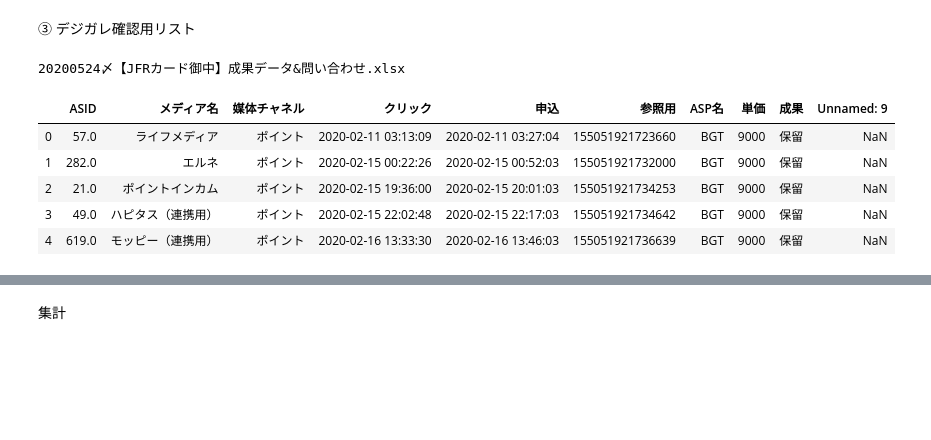
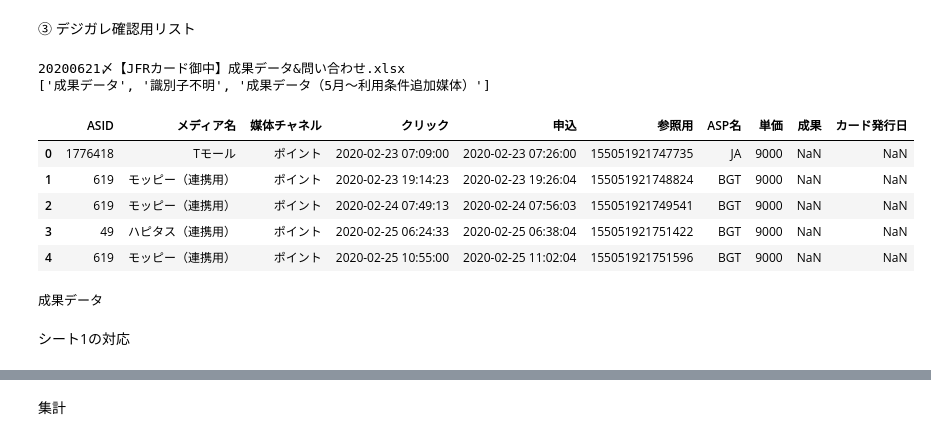
Before and after one commit to yakada/pandas_tutorial, a Jupyter notebook: data/アフィリエイト広告成果確定.ipynb, the cells around one changed output, grey strips where cells are left out. Saved outputs shown, nothing was run; the diff lists cells and outputs as text; code cells hidden in the pictures; blank space fills up the shorter version.

```diff
--- a/data/アフィリエイト広告成果確定.ipynb
+++ b/data/アフィリエイト広告成果確定.ipynb
@@ -31,20 +31,21 @@ import pandas as pd
 pd.set_option('display.max_columns', 100)
 # %%
 #ディレクトリ
-data_dir = Path("C:/Users/yakad\Documents/Yusuke_Akada_Jupyter_Notebook-master/file")
+data_dir = Path(r"C:\Users\crie072\Documents\21_Online")
+
 
 #承認月
 approval_month = "6月"
 
 #Input_file
 #①承認リスト（当月分）
-input_file_1 = "N029（2020年5月度入会）.xlsx"
+input_file_1 = "N029（2020年6月入会：6月19日承認分まで）.xlsx"
 
 #②承認リスト（前月分）
-input_file_2 = "N029（2020年4月度入会）.xlsx"
+input_file_2 = "N029（2020年5月度入会）.xlsx"
 
 #③ デジガレ確認用リスト
-input_file_3 = "20200524〆【JFRカード御中】成果データ&問い合わせ.xlsx"
+input_file_3 = "20200621〆【JFRカード御中】成果データ&問い合わせ.xlsx"
 
 #④ 累積承認リスト
 input_file_4 = "アフィリエイト広告_累積承認者リスト.xlsx"
@@ -53,9 +54,11 @@ input_file_4 = "アフィリエイト広告_累積承認者リスト.xlsx"
 #①オンライン承認リスト
 output_file_1 = f"online_{today_yyyymmdd}"
 print("Output①⇒",output_file_1)
+
 #②アフィリエイト月次成果承認確定リスト
 output_file_2 = f"確認済み成果データ_{today_yyyymmdd}"
 print("Output②⇒",output_file_2)
+
 #③アフィリエイト広告_承認者リスト_累積
 output_file_3 = f"アフィリエイト広告_承認者リスト_{today_yyyymmdd}"
 print("Output③⇒",output_file_3)
@@ -217,15 +220,27 @@ print(df_app['カード加入日'].unique())
 # %%
 print(input_file_3)
 
-df_dg = pd.read_excel(data_dir/f"{input_file_3}")
+df_dg = pd.read_excel(data_dir/r"input"/f"{input_file_3}", sheet_name = 0)
+
+#シート名取得
+bk = pd.ExcelFile(data_dir/r"input"/f"{input_file_3}")
+print(bk.sheet_names)
+
 df_dg.head()
 # %% [output]
-20200524〆【JFRカード御中】成果データ&問い合わせ.xlsx
+20200621〆【JFRカード御中】成果データ&問い合わせ.xlsx
+['成果データ', '識別子不明', '成果データ（5月～利用条件追加媒体）']
-|  | ASID | メディア名 | 媒体チャネル | クリック | 申込 | 参照用 | ASP名 | 単価 | 成果 | Unnamed: 9 |
-| 0 | 57.0 | ライフメディア | ポイント | 2020-02-11 03:13:09 | 2020-02-11 03:27:04 | 155051921723660 | BGT | 9000 | 保留 | NaN |
-| 1 | 282.0 | エルネ | ポイント | 2020-02-15 00:22:26 | 2020-02-15 00:52:03 | 155051921732000 | BGT | 9000 | 保留 | NaN |
-| 2 | 21.0 | ポイントインカム | ポイント | 2020-02-15 19:36:00 | 2020-02-15 20:01:03 | 155051921734253 | BGT | 9000 | 保留 | NaN |
-| 3 | 49.0 | ハピタス（連携用） | ポイント | 2020-02-15 22:02:48 | 2020-02-15 22:17:03 | 155051921734642 | BGT | 9000 | 保留 | NaN |
-| 4 | 619.0 | モッピー（連携用） | ポイント | 2020-02-16 13:33:30 | 2020-02-16 13:46:03 | 155051921736639 | BGT | 9000 | 保留 | NaN |
+|  | ASID | メディア名 | 媒体チャネル | クリック | 申込 | 参照用 | ASP名 | 単価 | 成果 | カード発行日 |
+| 0 | 1776418 | Tモール | ポイント | 2020-02-23 07:09:00 | 2020-02-23 07:26:00 | 155051921747735 | JA | 9000 | NaN | NaN |
+| 1 | 619 | モッピー（連携用） | ポイント | 2020-02-23 19:14:23 | 2020-02-23 19:26:04 | 155051921748824 | BGT | 9000 | NaN | NaN |
+| 2 | 619 | モッピー（連携用） | ポイント | 2020-02-24 07:49:13 | 2020-02-24 07:56:03 | 155051921749541 | BGT | 9000 | NaN | NaN |
+| 3 | 49 | ハピタス（連携用） | ポイント | 2020-02-25 06:24:33 | 2020-02-25 06:38:04 | 155051921751422 | BGT | 9000 | NaN | NaN |
+| 4 | 619 | モッピー（連携用） | ポイント | 2020-02-25 10:55:00 | 2020-02-25 11:02:04 | 155051921751596 | BGT | 9000 | NaN | NaN |
+# %%
+print(bk.sheet_names[0])
+# %% [output]
+成果データ
+# %% [markdown]
+シート1の対応
 # %%
 #余計なカラム削除
```
Also changed, not shown: parts of 43 cells of this notebook.
